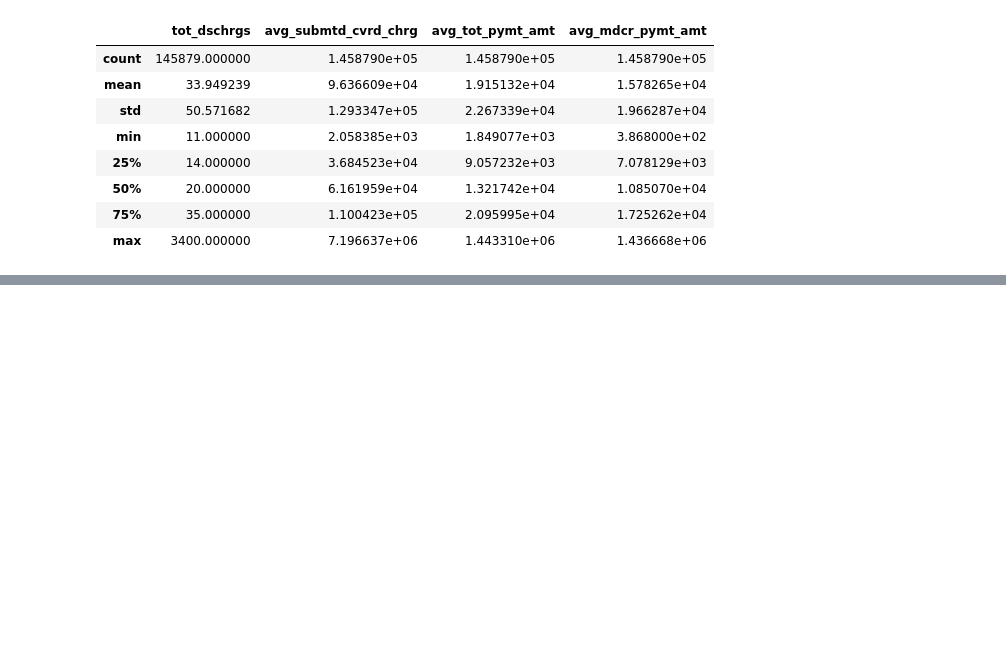
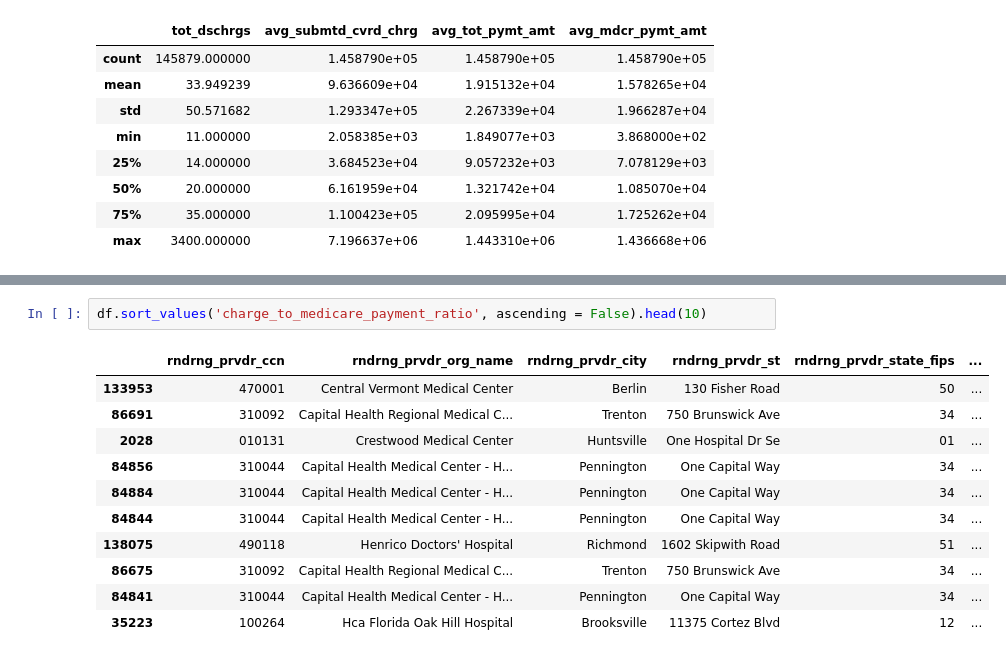
Before and after one commit to gurbaj8226/Hospital-Charge-vs-Medicare-Reimbursement-Analysis, a Jupyter notebook: notebooks/01_Data_Cleaning_and_Preparation.ipynb, the cells around one changed output, grey strips where cells are left out. Drawn from its saved outputs; the diff is of its cells as text; blank space fills up the shorter version.

```diff
--- a/notebooks/01_Data_Cleaning_and_Preparation.ipynb
+++ b/notebooks/01_Data_Cleaning_and_Preparation.ipynb
@@ -96,0 +110,14 @@ df[['tot_dschrgs',
+# %%
+df.sort_values('charge_to_medicare_payment_ratio', ascending = False).head(10)
+# %% [output]
+|  | rndrng_prvdr_ccn | rndrng_prvdr_org_name | rndrng_prvdr_city | rndrng_prvdr_st | rndrng_prvdr_state_fips | ... |
+| 133953 | 470001 | Central Vermont Medical Center | Berlin | 130 Fisher Road | 50 | ... |
+| 86691 | 310092 | Capital Health Regional Medical C... | Trenton | 750 Brunswick Ave | 34 | ... |
+| 2028 | 010131 | Crestwood Medical Center | Huntsville | One Hospital Dr Se | 01 | ... |
+| 84856 | 310044 | Capital Health Medical Center - H... | Pennington | One Capital Way | 34 | ... |
+| 84884 | 310044 | Capital Health Medical Center - H... | Pennington | One Capital Way | 34 | ... |
+| 84844 | 310044 | Capital Health Medical Center - H... | Pennington | One Capital Way | 34 | ... |
+| 138075 | 490118 | Henrico Doctors' Hospital | Richmond | 1602 Skipwith Road | 51 | ... |
+| 86675 | 310092 | Capital Health Regional Medical C... | Trenton | 750 Brunswick Ave | 34 | ... |
+| 84841 | 310044 | Capital Health Medical Center - H... | Pennington | One Capital Way | 34 | ... |
+| 35223 | 100264 | Hca Florida Oak Hill Hospital | Brooksville | 11375 Cortez Blvd | 12 | ... |
```
Also changed, not shown: parts of 11 cells of this notebook.
